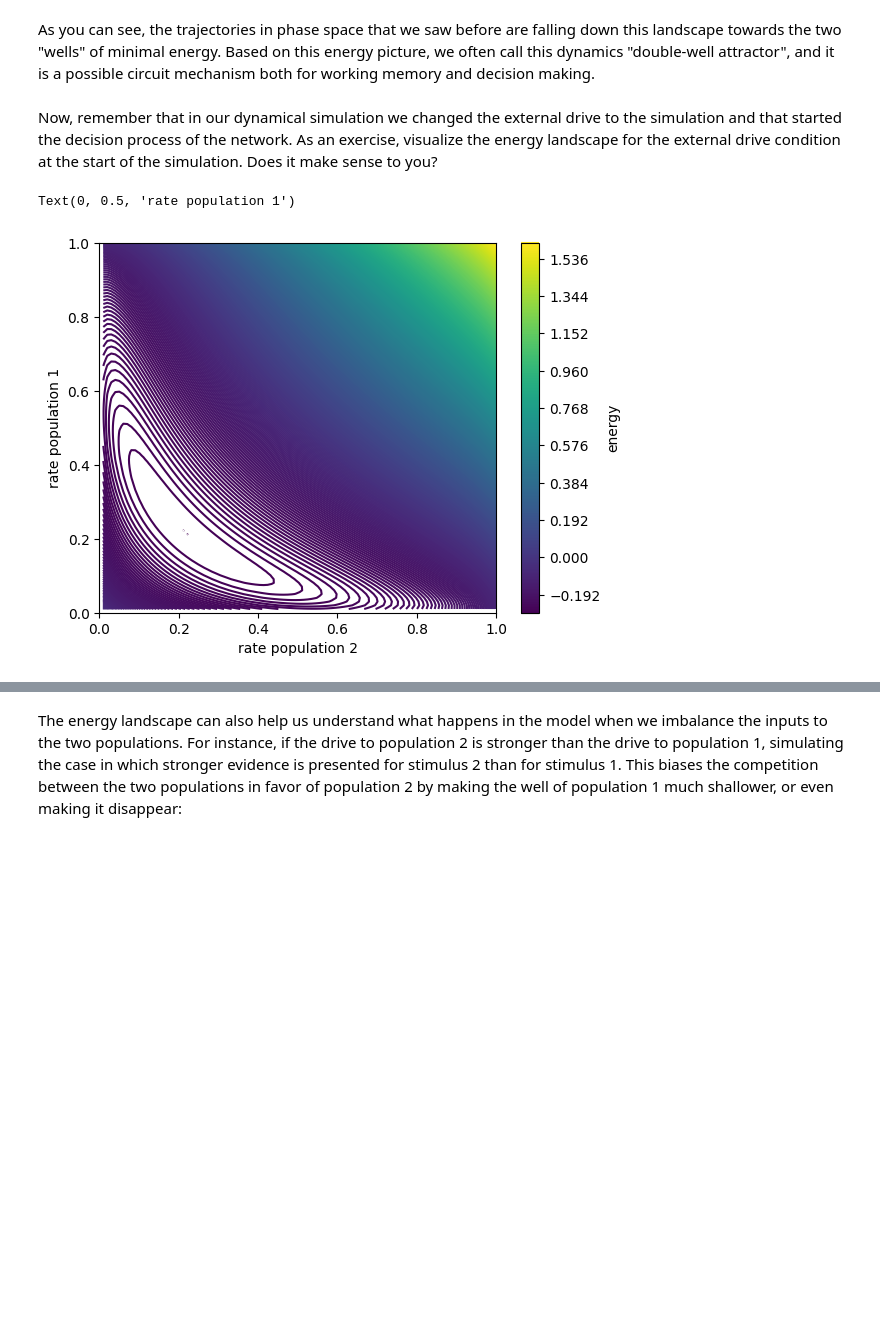
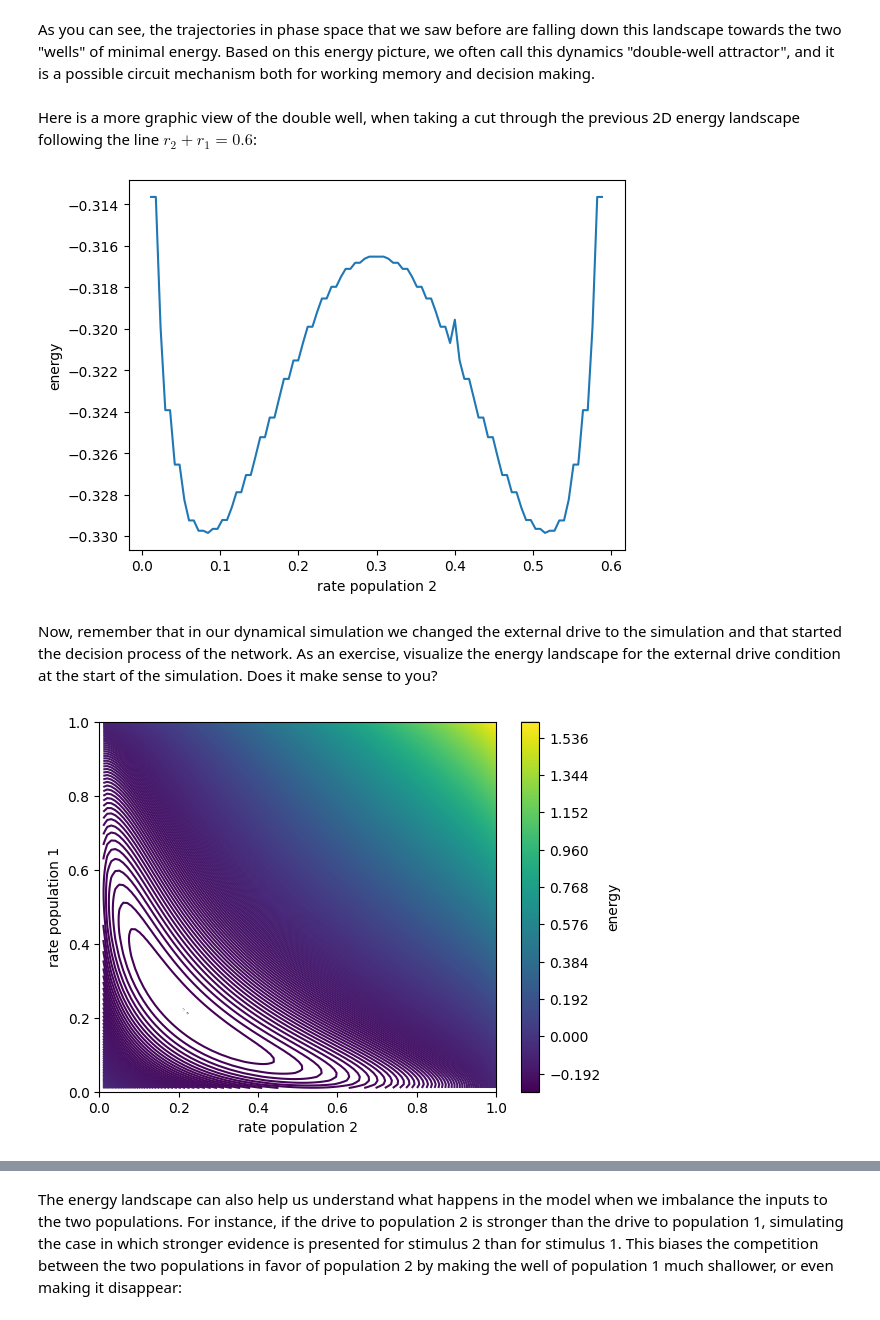
Before and after one commit to shepai/BIORTC_Nigeria, a Jupyter notebook: Workshops/Attractors/attractors.ipynb, the cells around one changed output, grey strips where cells are left out. Saved outputs shown, nothing was run; the diff lists cells and outputs as text; code cells hidden in the pictures; blank space fills up the shorter version.

```diff
--- a/Workshops/Attractors/attractors.ipynb
+++ b/Workshops/Attractors/attractors.ipynb
@@ -485,8 +496,26 @@ Text(0, 0.5, 'rate population 1')
 # %% [markdown]
 As you can see, the trajectories in phase space that we saw before are falling down this landscape towards the two "wells" of minimal energy. Based on this energy picture, we often call this dynamics "double-well attractor", and it is a possible circuit mechanism both for working memory and decision making.
+# %% [markdown]
+Here is a more graphic view of the double well, when taking a cut through the previous 2D energy landscape following the line $r_2 + r_1 = 0.6$:
+# %%
+r1 = np.linspace(0,0.6,100)
+r2 = -r1+0.6
+
+i1 = r1*100
+i1 = i1.astype(int)
+i2 = r2*100
+i2 = i2.astype(int)
+
+plt.plot(r2, energy[i1, i2]);
+plt.xlabel('rate population 2')
+plt.ylabel('energy');
+# %% [output]
+[figure, added]
 # %% [markdown]
 Now, remember that in our dynamical simulation we changed the external drive to the simulation and that started the decision process of the network. As an exercise, visualize the energy landscape for the external drive condition at the start of the simulation. Does it make sense to you?
 # %%
+np.seterr(divide = 'ignore')
+
 energy = np.zeros((100,100))
 
 def integral(rate):
@@ -502,7 +531,6 @@ for i in range(100):
 plt.contour(energy, extent=[0, 1, 0, 1], levels=500)
 plt.colorbar(label='energy')
 plt.xlabel('rate population 2')
-plt.ylabel('rate population 1')
+plt.ylabel('rate population 1');
 # %% [output]
-Text(0, 0.5, 'rate population 1')
 [figure]
```
Also changed, not shown: parts of 25 cells of this notebook, 1 other file.
